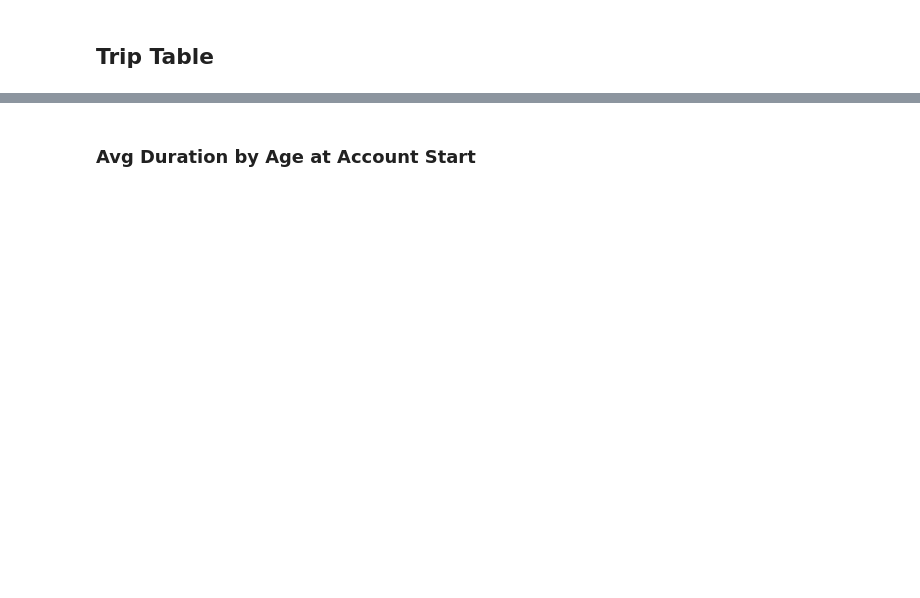
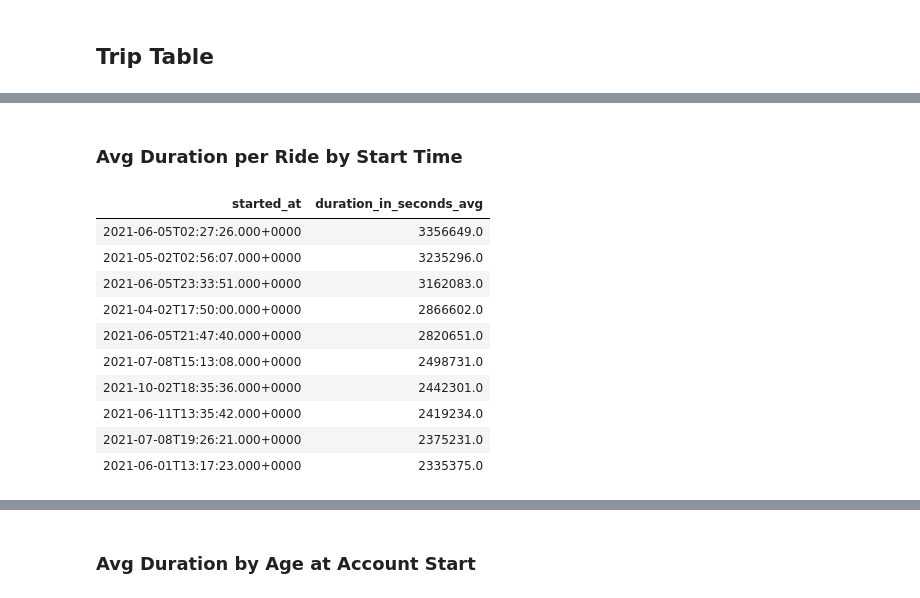
Before and after one commit to IsmaelDawuda/building_an_azure_data_lake_for_bikeshare_data_analytics, a Jupyter notebook: adls_bikeshare_project_IsmaelDawuda.ipynb, the cells around one changed output, grey strips where cells are left out. Saved outputs shown, nothing was run; the diff lists cells and outputs as text; code cells hidden in the pictures; blank space fills up the shorter version.

```diff
--- a/adls_bikeshare_project_IsmaelDawuda.ipynb
+++ b/adls_bikeshare_project_IsmaelDawuda.ipynb
@@ -337,3 +299,31 @@ payment_df, trip_df, rider_df, station_df, trip_date_df, payment_date_df = [spar
 [interactive output not drawn]
 # %% [markdown]
 ## Trip Table
+# %%
+from pyspark.sql import DataFrame, Column
+from pyspark.sql.functions import avg, sum, dayofweek, col
+
+def analyze_trip_data(df: DataFrame, group_col: str, agg_func: Column, alias: str, title: str) -> None:
+    """
+    Analyze trip data with aggregation and display results with a title.
+
+    Args:
+        df (DataFrame): Trip data.
+        group_col (str): Column to group by.
+        agg_func (Column): Aggregation function (avg, sum).
+        alias (str): Alias for the aggregated column.
+        title (str): Title for the results.
+
+    Returns:
+        None
+    """
+    result_df = df.groupBy(group_col)\
+                  .agg(agg_func('duration').alias(alias))\
+                  .orderBy(alias, ascending=False)
+
+    # Display the title and results
+    displayHTML(f"<h3>{title}</h3>")
+    display(result_df.limit(10))
+
+# Add 'day_of_week' column to 'trip_df'
+trip_df = trip_df.withColumn("day_of_week", dayofweek(col("started_at")))
@@ -339,0 +357,15 @@ payment_df, trip_df, rider_df, station_df, trip_date_df, payment_date_df = [spar
+# %%
+analyze_trip_data(trip_df, 'started_at', avg, 'duration_in_seconds_avg', 'Avg Duration per Ride by Start Time')
+# %% [output]
+Avg Duration per Ride by Start Time
+| started_at | duration_in_seconds_avg |
+| 2021-06-05T02:27:26.000+0000 | 3356649.0 |
+| 2021-05-02T02:56:07.000+0000 | 3235296.0 |
+| 2021-06-05T23:33:51.000+0000 | 3162083.0 |
+| 2021-04-02T17:50:00.000+0000 | 2866602.0 |
+| 2021-06-05T21:47:40.000+0000 | 2820651.0 |
+| 2021-07-08T15:13:08.000+0000 | 2498731.0 |
+| 2021-10-02T18:35:36.000+0000 | 2442301.0 |
+| 2021-06-11T13:35:42.000+0000 | 2419234.0 |
+| 2021-07-08T19:26:21.000+0000 | 2375231.0 |
+| 2021-06-01T13:17:23.000+0000 | 2335375.0 |
```
Also changed, not shown: parts of 7 cells of this notebook.
